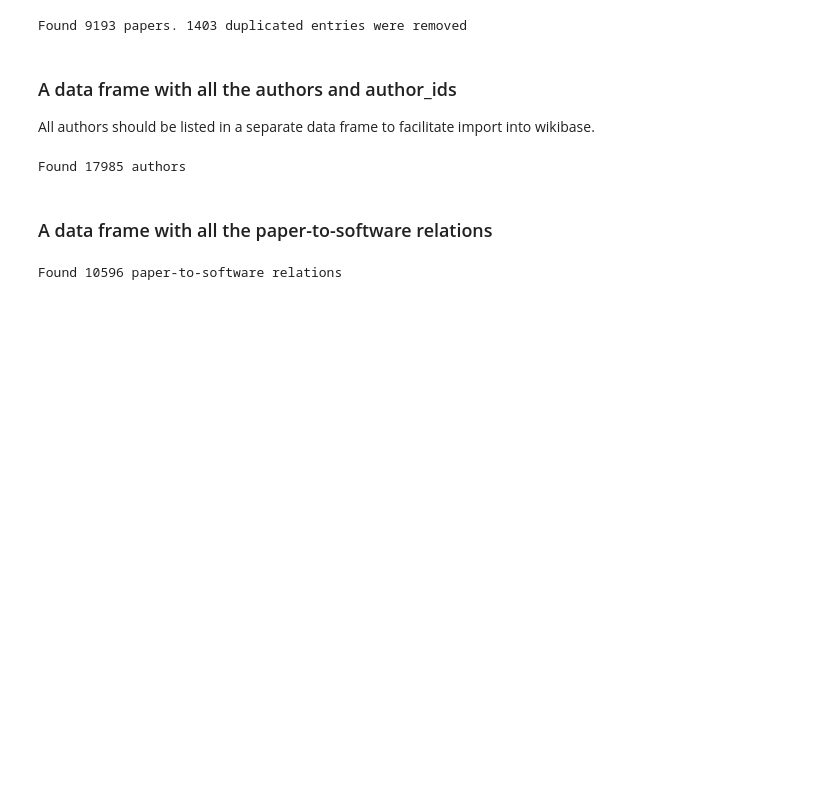
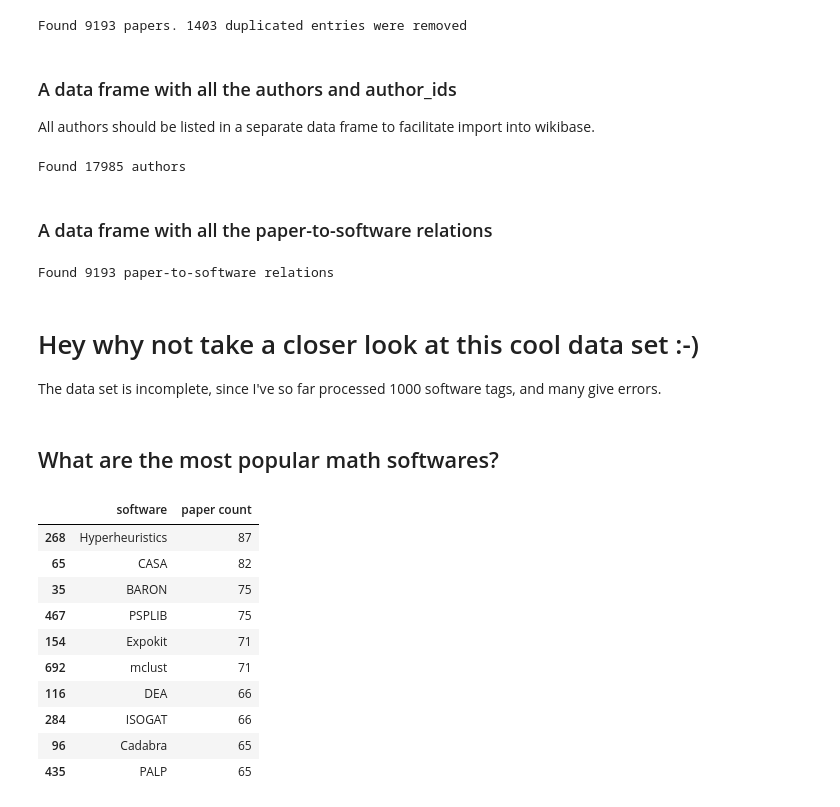
Before and after one commit to MaRDI4NFDI/portal-examples, a Jupyter notebook: Import from zbMath/filter_papers_by_software.ipynb, the cells around one changed output. Cells and saved outputs as stored; diff of their text form; code cells hidden in the pictures; blank space fills up the shorter version.

Commit message:
Data cleanup and some analysis

```diff
--- a/Import from zbMath/filter_papers_by_software.ipynb
+++ b/Import from zbMath/filter_papers_by_software.ipynb
@@ -187,10 +189,30 @@ authors_df.to_csv('data/all_authors.csv.zip', compression=dict(method='zip', arc
 # %% [markdown]
 ### A data frame with all the paper-to-software relations
 # %%
-diff = all_details.columns.difference(['id', 'software'])
-all_papers_software = all_details.drop(columns=diff)
+diff = all_papers.columns.difference(['id', 'software'])
+all_papers_software = all_papers.drop(columns=diff)
 print("Found {} paper-to-software relations".format(len(all_papers_software)))
 # %% [output]
-Found 10596 paper-to-software relations
+Found 9193 paper-to-software relations
 # %%
 all_papers_software.to_csv('data/all_papers_software.csv.zip', compression=dict(method='zip', archive_name='all_papers_software.csv'))
+# %% [markdown]
+# Hey why not take a closer look at this cool data set :-)
+The data set is incomplete, since I've so far processed 1000 software tags, and many give errors.
+# %% [markdown]
+## What are the most popular math softwares?
+# %%
+paper_counts_by_software = all_papers_software.groupby('software').size().reset_index(name='paper count').sort_values(by='paper count', ascending=False)
+paper_counts_by_software.head(10) # top 10
+# %% [output]
+|  | software | paper count |
+| 268 | Hyperheuristics | 87 |
+| 65 | CASA | 82 |
+| 35 | BARON | 75 |
+| 467 | PSPLIB | 75 |
+| 154 | Expokit | 71 |
+| 692 | mclust | 71 |
+| 116 | DEA | 66 |
+| 284 | ISOGAT | 66 |
+| 96 | Cadabra | 65 |
+| 435 | PALP | 65 |
```
Also changed, not shown: parts of 5 cells of this notebook, 3 other files.
